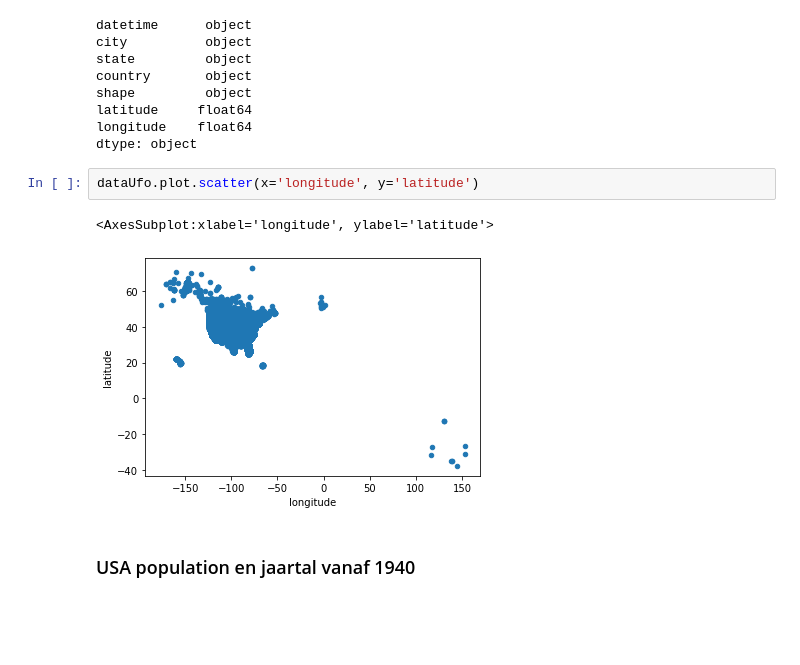
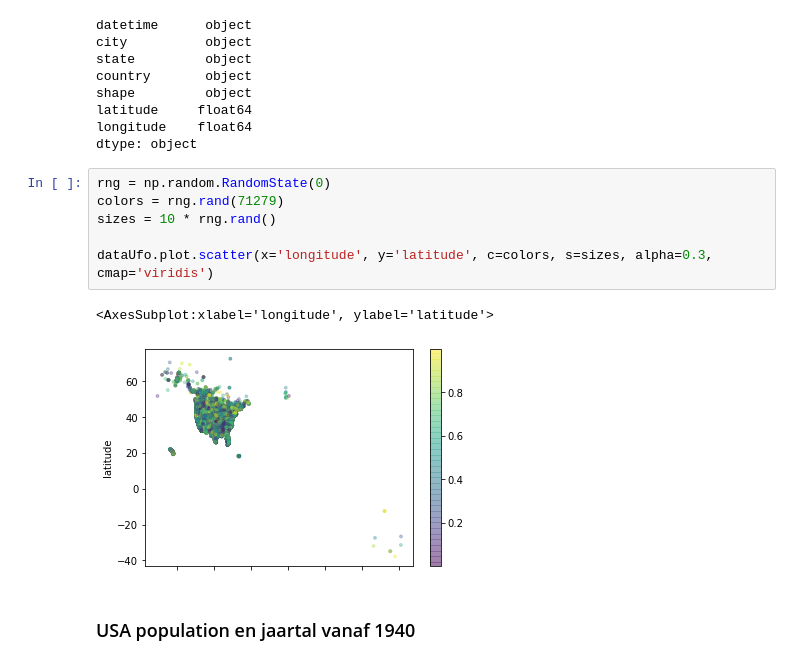
Before and after one commit to groax/DS-Bezemvak, a Jupyter notebook: UFO.ipynb, the cells around one changed output. Drawn from its saved outputs; the diff is of its cells as text; blank space fills up the shorter version.

```diff
--- a/UFO.ipynb
+++ b/UFO.ipynb
@@ -53,11 +53,15 @@ shape         object
 latitude     float64
 longitude    float64
 dtype: object
-# %%
-dataUfo.plot.scatter(x='longitude', y='latitude')
-# %% [output]
-<AxesSubplot:xlabel='longitude', ylabel='latitude'>
-[figure, removed]
+# %%
+rng = np.random.RandomState(0)
+colors = rng.rand(71279)
+sizes = 10 * rng.rand()
+
+dataUfo.plot.scatter(x='longitude', y='latitude', c=colors, s=sizes, alpha=0.3, cmap='viridis')
+# %% [output]
+<AxesSubplot:xlabel='longitude', ylabel='latitude'>
+[figure, added]
 # %% [markdown]
 ### USA population en jaartal vanaf 1940
 # %%
```
Also changed, not shown: parts of 2 cells of this notebook.
